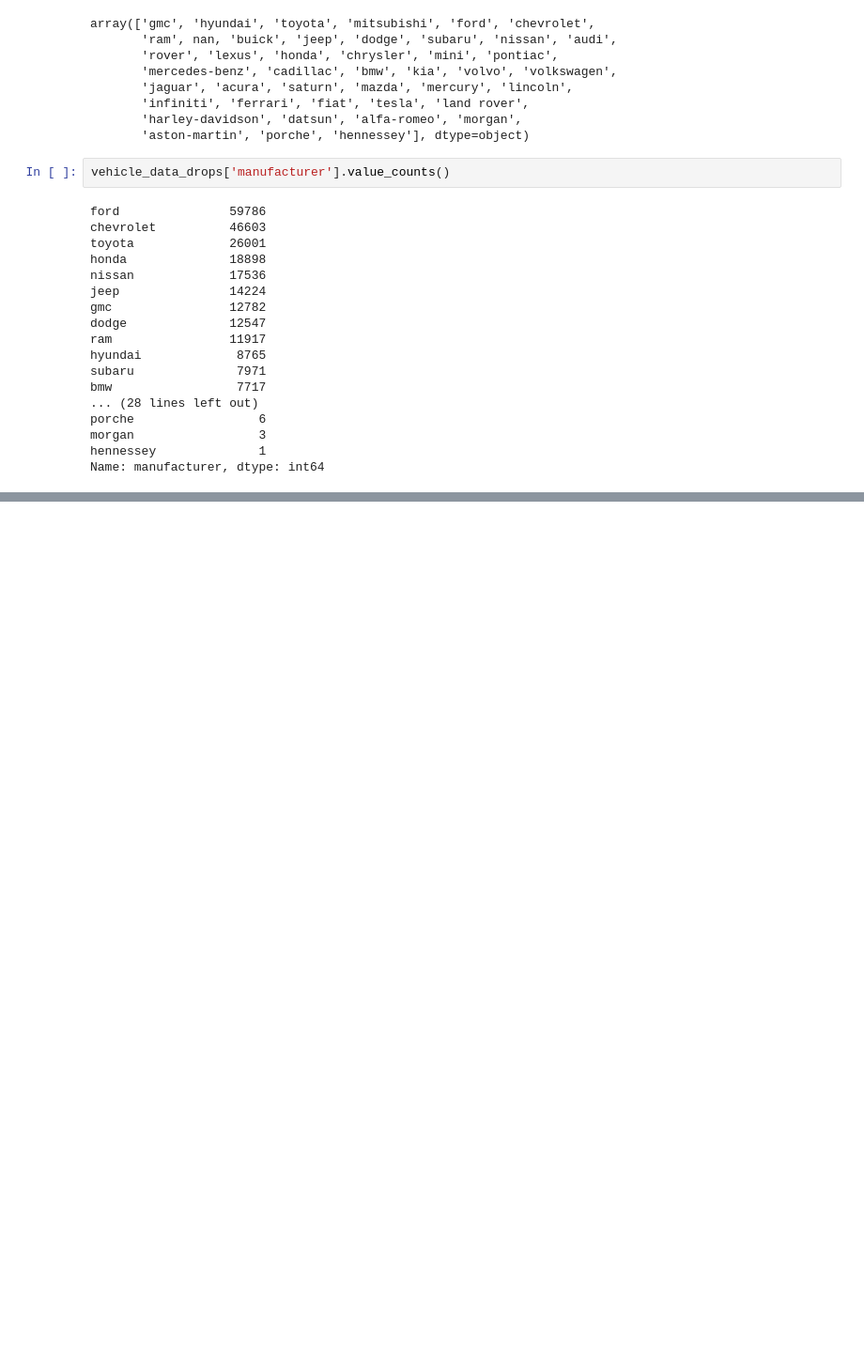
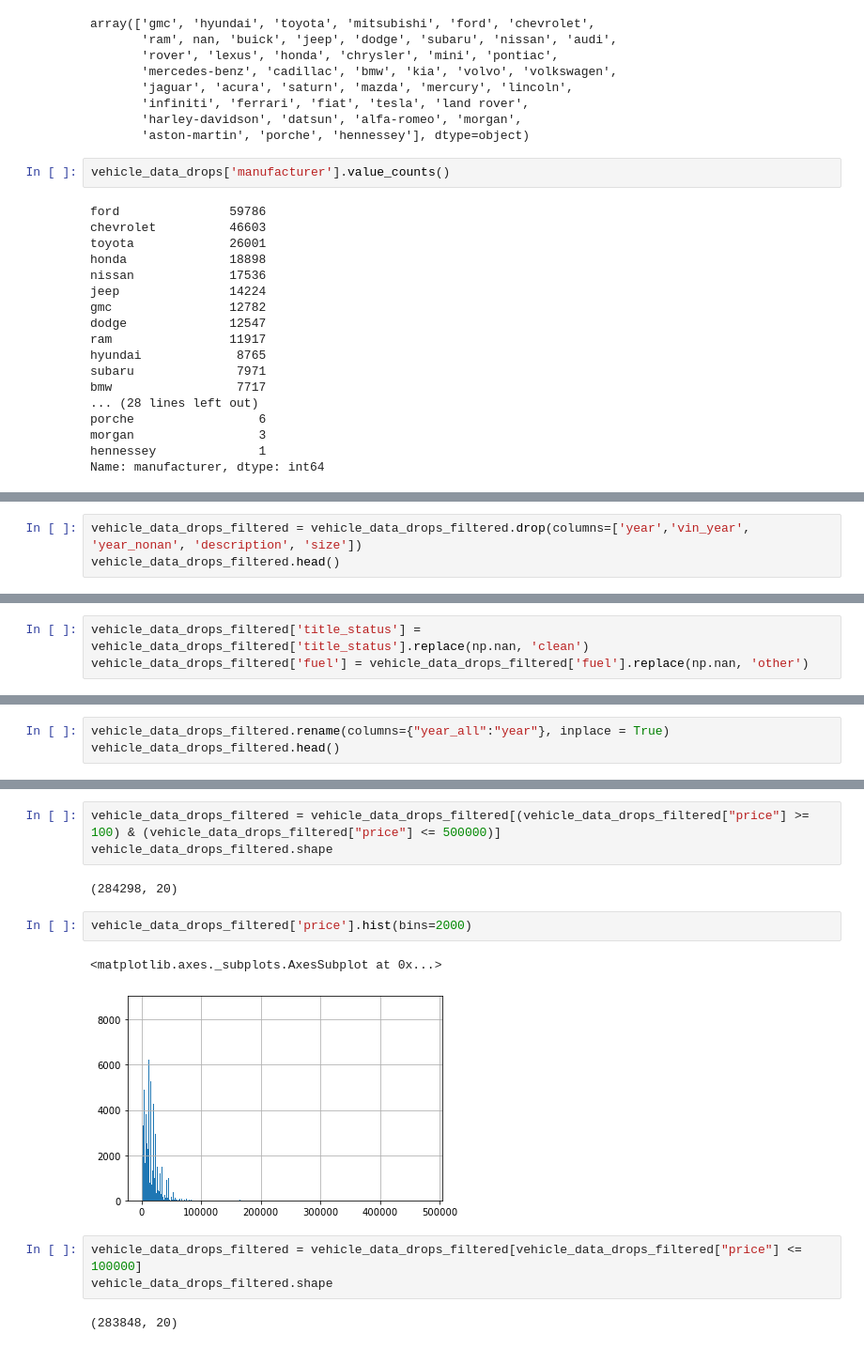
Before and after one commit to kmantha95/Predicting-Used-Car-Prices-CapstoneProject, a Jupyter notebook: predicting used car value - data wrangling.ipynb, the cells around one changed output, grey strips where cells are left out. Shown: that part at 94% size. Drawn from its saved outputs; the diff is of its cells as text; blank space fills up the shorter version.

```diff
--- a/predicting used car value - data wrangling.ipynb
+++ b/predicting used car value - data wrangling.ipynb
@@ -326,0 +486,3 @@ Name: title_status, dtype: int64
+# %%
+vehicle_data_drops_filtered = vehicle_data_drops_filtered.drop(columns=['year','vin_year', 'year_nonan', 'description', 'size'])
+vehicle_data_drops_filtered.head()
@@ -326,0 +496,3 @@ Name: title_status, dtype: int64
+# %%
+vehicle_data_drops_filtered['title_status'] = vehicle_data_drops_filtered['title_status'].replace(np.nan, 'clean')
+vehicle_data_drops_filtered['fuel'] = vehicle_data_drops_filtered['fuel'].replace(np.nan, 'other')
@@ -326,0 +541,3 @@ Name: title_status, dtype: int64
+# %%
+vehicle_data_drops_filtered.rename(columns={"year_all":"year"}, inplace = True)
+vehicle_data_drops_filtered.head()
@@ -326,0 +570,15 @@ Name: title_status, dtype: int64
+# %%
+vehicle_data_drops_filtered = vehicle_data_drops_filtered[(vehicle_data_drops_filtered["price"] >= 100) & (vehicle_data_drops_filtered["price"] <= 500000)]
+vehicle_data_drops_filtered.shape
+# %% [output]
+(284298, 20)
+# %%
+vehicle_data_drops_filtered['price'].hist(bins=2000)
+# %% [output]
+<matplotlib.axes._subplots.AxesSubplot at 0x...>
+[figure, added]
+# %%
+vehicle_data_drops_filtered = vehicle_data_drops_filtered[vehicle_data_drops_filtered["price"] <= 100000]
+vehicle_data_drops_filtered.shape
+# %% [output]
+(283848, 20)
```
Also changed, not shown: parts of 30 cells of this notebook.
